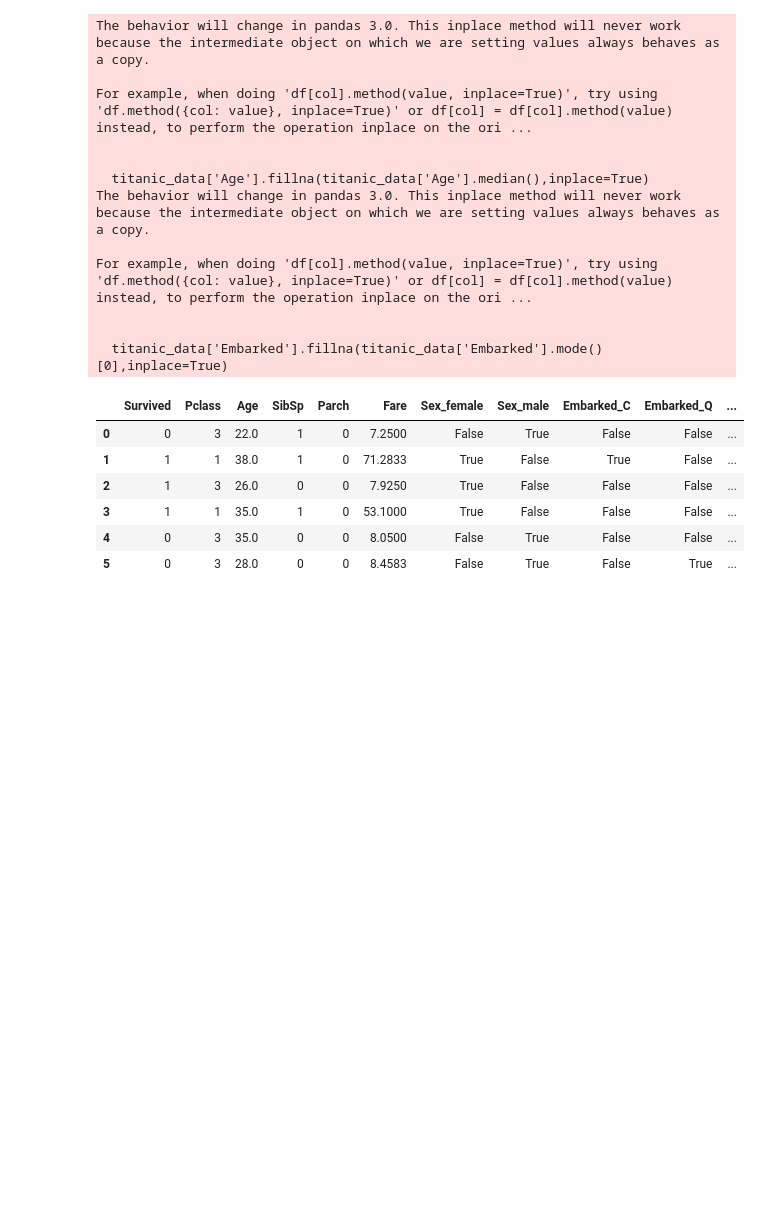
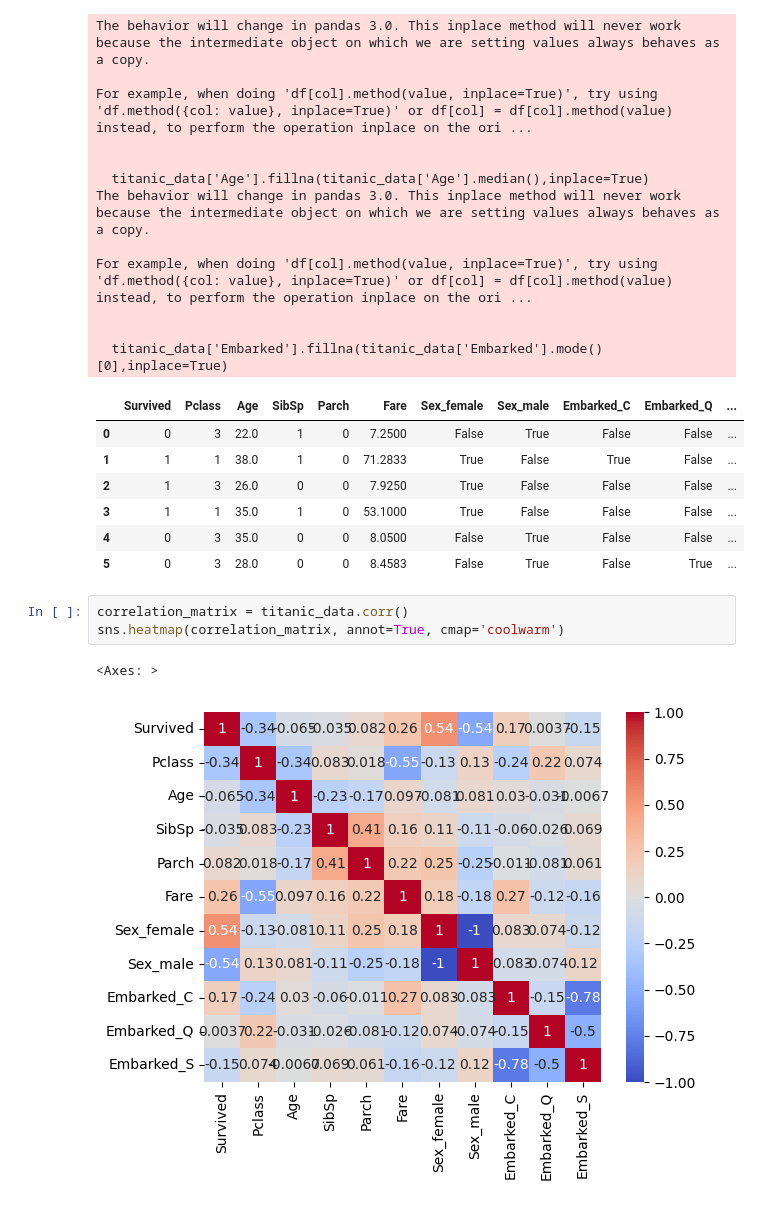
Before and after one commit to AdityaT-19/ML-Lab, a Jupyter notebook: 5/5.ipynb, the cells around one changed output. Cells and saved outputs as stored; diff of their text form; blank space fills up the shorter version.

```diff
--- a/5/5.ipynb
+++ b/5/5.ipynb
@@ -79,6 +84,12 @@ For example, when doing 'df[col].method(value, inplace=True)', try using 'df.met
 | 3 | 1 | 1 | 35.0 | 1 | 0 | 53.1000 | True | False | False | False | ... |
 | 4 | 0 | 3 | 35.0 | 0 | 0 | 8.0500 | False | True | False | False | ... |
 | 5 | 0 | 3 | 28.0 | 0 | 0 | 8.4583 | False | True | False | True | ... |
+# %%
+correlation_matrix = titanic_data.corr()
+sns.heatmap(correlation_matrix, annot=True, cmap='coolwarm')
+# %% [output]
+<Axes: >
+[figure, added]
 # %%
 print("Iris Dataset Naive Bayes Classifier Results")
 evaluate_naive_bayes(iris_data,'Species',[3,5,7,9])
```
Also changed, not shown: parts of 4 cells of this notebook, 2 other files.
